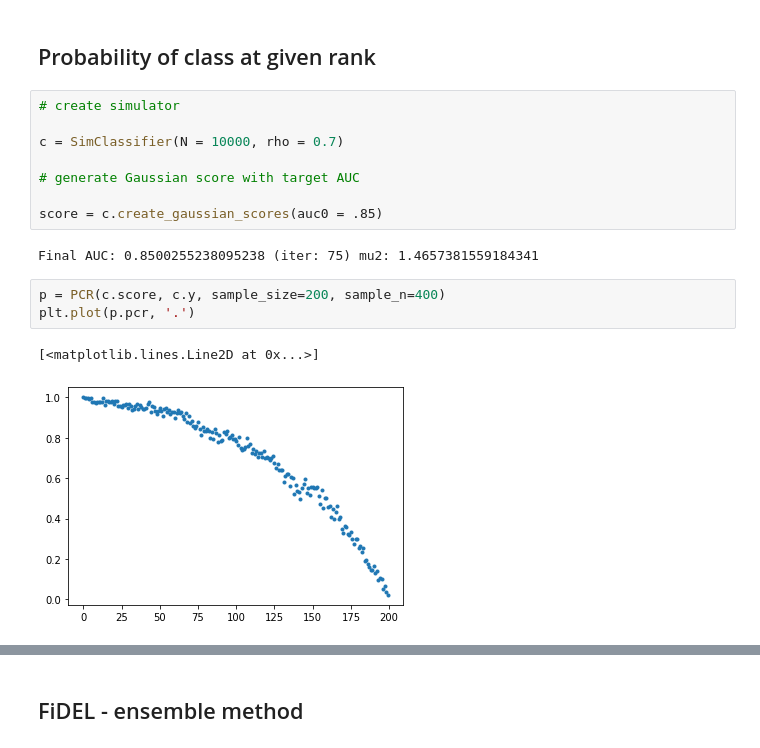
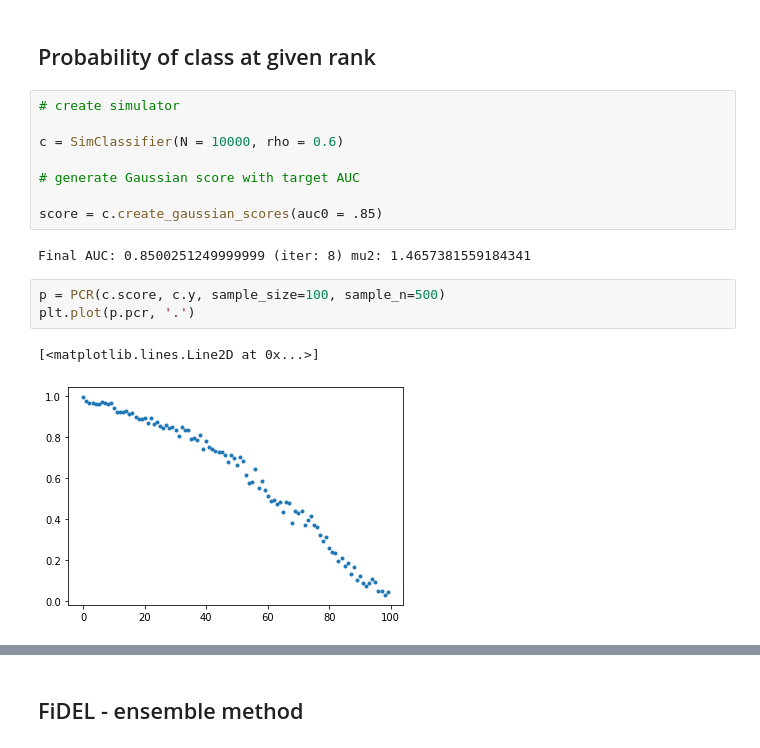
Before and after one commit to sungcheolkim78/pyFiDEL, a Jupyter notebook: docs/Tutorial.ipynb, the cells around one changed output, grey strips where cells are left out. Cells and saved outputs as stored; diff of their text form.

```diff
--- a/docs/Tutorial.ipynb
+++ b/docs/Tutorial.ipynb
@@ -183,17 +237,17 @@ plt.savefig('rho-r_star.pdf', dpi=300)
 # %%
 # create simulator
 
-c = SimClassifier(N = 10000, rho = 0.7)
+c = SimClassifier(N = 10000, rho = 0.6)
 
 # generate Gaussian score with target AUC
 
 score = c.create_gaussian_scores(auc0 = .85)
 # %% [output]
-Final AUC: 0.8500255238095238 (iter: 75) mu2: 1.4657381559184341
+Final AUC: 0.8500251249999999 (iter: 8) mu2: 1.4657381559184341
 # %%
-p = PCR(c.score, c.y, sample_size=200, sample_n=400)
+p = PCR(c.score, c.y, sample_size=100, sample_n=500)
 plt.plot(p.pcr, '.')
 # %% [output]
 [<matplotlib.lines.Line2D at 0x...>]
-[figure, old version]
+[figure, new version]
 # %%
```
Also changed, not shown: parts of 37 cells of this notebook, 13 other files.
